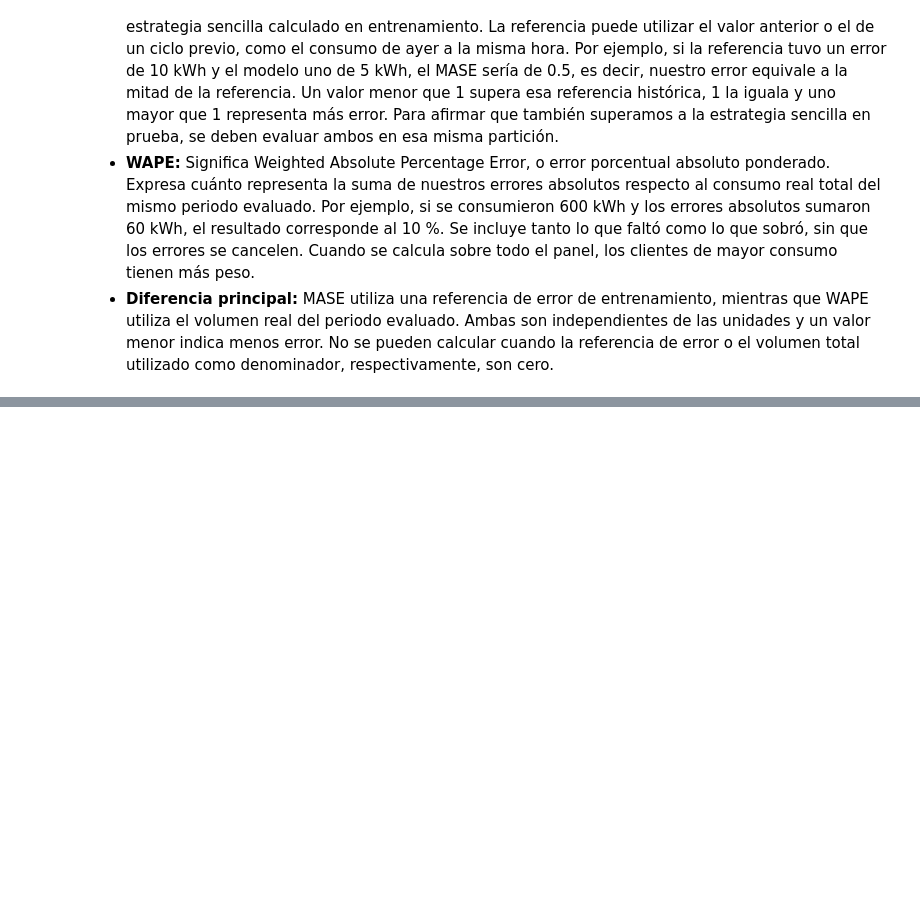
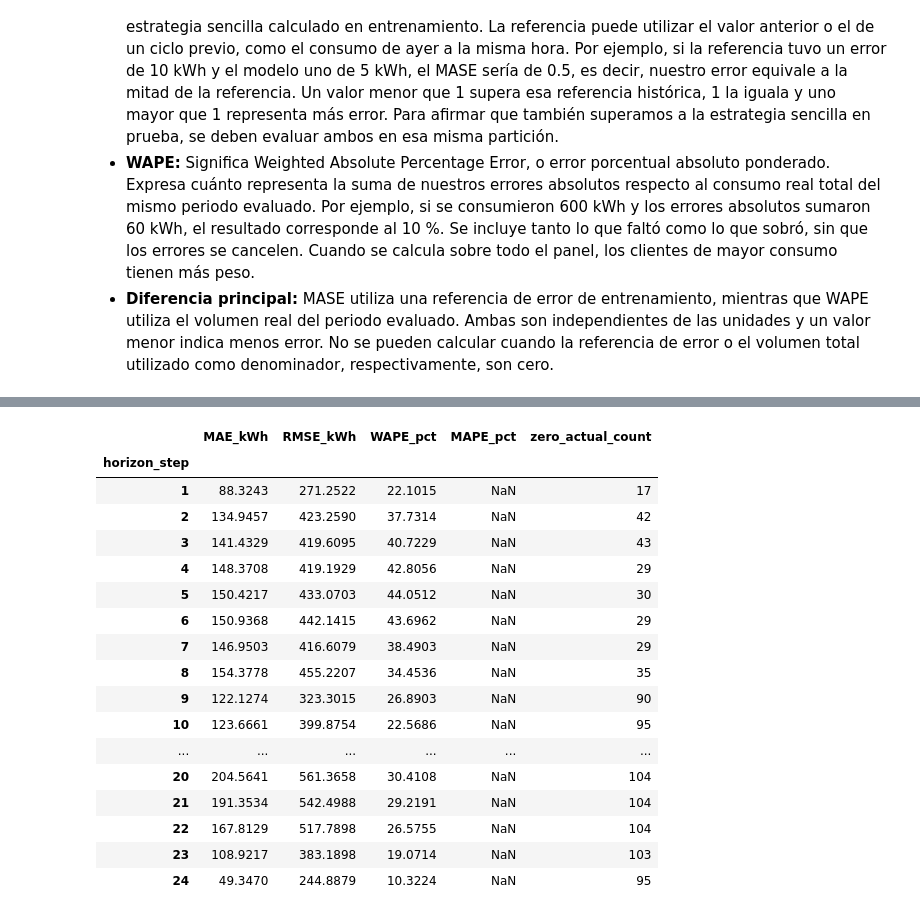
Before and after one commit to Bamo0507/Laboratorio_9_Series_de_Tiempo, a Jupyter notebook: Laboratorio_9_Series_de_Tiempo.ipynb, the cells around one changed output, grey strips where cells are left out. Cells and saved outputs as stored; diff of their text form; code cells hidden in the pictures; blank space fills up the shorter version.

Commit message:
feat: seccion 4 y modelos basicos

```diff
--- a/Laboratorio_9_Series_de_Tiempo.ipynb
+++ b/Laboratorio_9_Series_de_Tiempo.ipynb
@@ -674,0 +888,80 @@ Por ejemplo, si se evalúan tres orígenes diarios con un horizonte de 24 horas,
+# %%
+from time import perf_counter
+import platform
+
+import numpy as np
+import pandas as pd
+import statsforecast
+from IPython.display import display
+from statsforecast.models import Naive
+
+
+class NaiveBaseline:
+    def __init__(self):
+        self.client_models = {}
+        self.fit_seconds = 0.0
+        self.inference_seconds = 0.0
+
+    def fit(self, consumption_history, calendar_history):
+        fit_start = perf_counter()
+        self.client_models = {
+            client_name: Naive().fit(y=client_consumption.to_numpy(dtype=float))
+            for client_name, client_consumption in consumption_history.items()
+        }
+        self.fit_seconds += perf_counter() - fit_start
+        return self
+
+    def predict(self, consumption_window, calendar_window, future_calendar):
+        inference_start = perf_counter()
+        # forward incorpora la historia del nuevo origen; Naive no tiene pesos que reentrenar.
+        predictions = pd.DataFrame({
+            client_name: client_model.forward(
+                y=consumption_window[client_name].to_numpy(dtype=float),
+                h=len(future_calendar),
+            )["mean"]
+            for client_name, client_model in self.client_models.items()
+        }, index=future_calendar.index)
+        self.inference_seconds += perf_counter() - inference_start
+        return predictions
+
+
+assert len(selected_clients) == 100 and client_selection_seed == 123
+naive_model = NaiveBaseline()
+naive_backtest_start = perf_counter()
+naive_results = backtest(naive_model, window_length=168, refit_monthly=False)
+naive_backtest_seconds = perf_counter() - naive_backtest_start
+
+naive_configuration = pd.Series({
+    "Modelo": "Naive",
+    "Clientes": len(selected_clients),
+    "Semilla de selección": client_selection_seed,
+    "Ventana de entrada (horas)": 168,
+    "Horizonte (horas)": 24,
+    "Covariables utilizadas": "Ninguna",
+    "Parámetros totales": 0,
+    "Parámetros entrenables": 0,
+    "Hardware": f"CPU | {platform.system()} | {platform.machine()}",
+    "StatsForecast": statsforecast.__version__,
+}, name="Configuración")
+naive_results["resources"] = pd.Series({
+    "Ajuste total (s)": naive_model.fit_seconds,
+    "Inferencia de los 92 orígenes (s)": naive_model.inference_seconds,
+    "Backtest completo (s)": naive_backtest_seconds,
+}, name="Tiempo")
+
+display(naive_configuration.to_frame())
+print("Métricas generales en prueba")
+display(naive_results["overall_metrics"].to_frame("Naive").T.round(4))
+display(naive_results["resources"].to_frame().round(4))
+print("Métricas por cliente")
+display(naive_results["metrics_by_client"].round(4))
+print("Métricas por paso del horizonte")
+display(naive_results["metrics_by_horizon"].round(4))
+print("Métricas por hora del día")
+display(naive_results["metrics_by_hour"].round(4))
+print("Métricas de la semana del 22 al 28 de diciembre")
+display(naive_results["christmas_week_metrics"].to_frame("Naive").T.round(4))
+print(f"Pronósticos evaluados: {len(naive_results['forecasts']):,}")
+if naive_results["overall_metrics"]["zero_actual_count"] > 0:
+    print("MAPE no está definido para todo el panel porque existen consumos reales en cero.")
+# %% [output]
@@ -674,0 +1002,18 @@ Por ejemplo, si se evalúan tres orígenes diarios con un horizonte de 24 horas,
+|  | MAE_kWh | RMSE_kWh | WAPE_pct | MAPE_pct | zero_actual_count |
+| horizon_step |  |  |  |  |  |
+| 1 | 88.3243 | 271.2522 | 22.1015 | NaN | 17 |
+| 2 | 134.9457 | 423.2590 | 37.7314 | NaN | 42 |
+| 3 | 141.4329 | 419.6095 | 40.7229 | NaN | 43 |
+| 4 | 148.3708 | 419.1929 | 42.8056 | NaN | 29 |
+| 5 | 150.4217 | 433.0703 | 44.0512 | NaN | 30 |
+| 6 | 150.9368 | 442.1415 | 43.6962 | NaN | 29 |
+| 7 | 146.9503 | 416.6079 | 38.4903 | NaN | 29 |
+| 8 | 154.3778 | 455.2207 | 34.4536 | NaN | 35 |
+| 9 | 122.1274 | 323.3015 | 26.8903 | NaN | 90 |
+| 10 | 123.6661 | 399.8754 | 22.5686 | NaN | 95 |
+| ... | ... | ... | ... | ... | ... |
+| 20 | 204.5641 | 561.3658 | 30.4108 | NaN | 104 |
+| 21 | 191.3534 | 542.4988 | 29.2191 | NaN | 104 |
+| 22 | 167.8129 | 517.7898 | 26.5755 | NaN | 104 |
+| 23 | 108.9217 | 383.1898 | 19.0714 | NaN | 103 |
+| 24 | 49.3470 | 244.8879 | 10.3224 | NaN | 95 |
```
Also changed, not shown: parts of 15 cells of this notebook.
